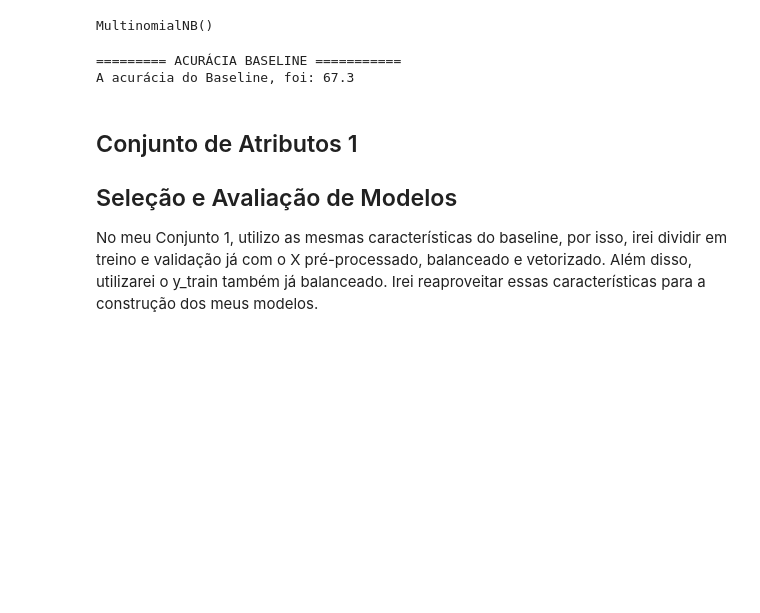
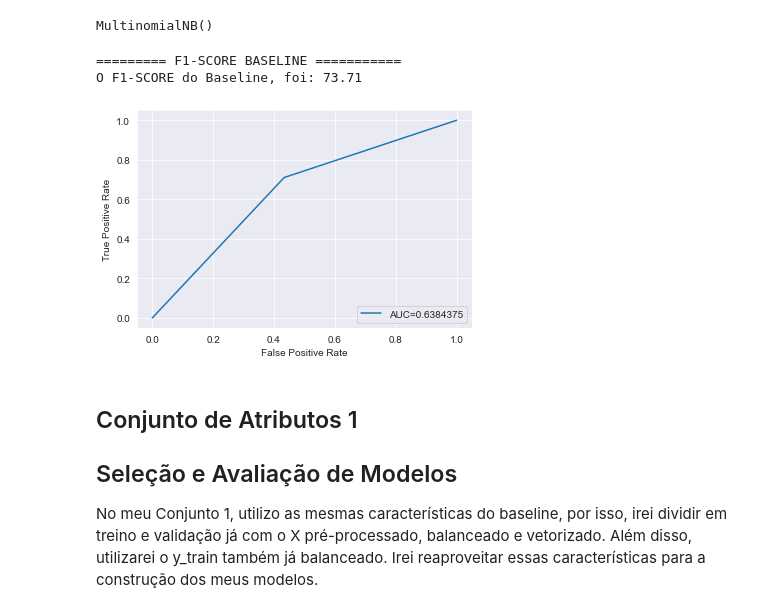
Before and after one commit to Ruann-01/Python_IA, a Jupyter notebook: Trabalho Final/Trabalho Final.ipynb, the cells around one changed output. Cells and saved outputs as stored; diff of their text form; code cells hidden in the pictures; blank space fills up the shorter version.

```diff
--- a/Trabalho Final/Trabalho Final.ipynb
+++ b/Trabalho Final/Trabalho Final.ipynb
@@ -397,4 +397,4 @@ O modelo Naive Bayes foi escolhido para ser o baseline por ser muito simples e r
 X = df_sarc[['clean_comment']]
 y = df_sarc['label']
 
-X_train, X_test, y_train, y_test = train_test_split(X, y, test_size=0.2, random_state=42)
+X_train, X_test, y_train, y_test = train_test_split(X, y, test_size=0.2, random_state=42, stratify=y)
@@ -415,23 +407,35 @@ O método de vetorização escolhido para o Conjunto de Atributos 1, foi o Bag o
 # %%
 bagwords = CountVectorizer(ngram_range=(1,2))
 # %%
-X_train_bag = bagwords.fit_transform(X_train_bal['clean_comment'])
+X_train_bag = bagwords.fit_transform(X_train['clean_comment'])
 X_test_bag = bagwords.transform(X_test['clean_comment'])
 # %% [markdown]
 ##### Após aplicação de método de vetorização no treino e teste, continuamos a construção do baseline.
 # %%
 model = MultinomialNB()
-model.fit(X_train_bag, y_train_bal)
+model.fit(X_train_bag, y_train)
 # %% [output]
 MultinomialNB()
 # %%
 y_pred = model.predict(X_test_bag)
-acuracia_baseline = round(accuracy_score(y_test,y_pred)*100,2)
-print('========= ACURÁCIA BASELINE ===========')
-print('A acurácia do Baseline, foi:' ,acuracia_baseline)
+f1_score_baseline = round(f1_score(y_test,y_pred)*100,2)
+print('========= F1-SCORE BASELINE ===========')
+print('O F1-SCORE do Baseline, foi:' ,f1_score_baseline)
 # %% [output]
-========= ACURÁCIA BASELINE ===========
-A acurácia do Baseline, foi: 67.3
+========= F1-SCORE BASELINE ===========
+O F1-SCORE do Baseline, foi: 73.71
+# %%
+#Curva ROC e AUC
+fpr, tpr, _ = metrics.roc_curve(y_test,y_pred)
+auc_baseline = metrics.roc_auc_score(y_test,y_pred)
+#Plotando a Curva Roc e AUC
+plt.plot(fpr,tpr,label="AUC="+str(auc))
+plt.ylabel('True Positive Rate')
+plt.xlabel('False Positive Rate')
+plt.legend(loc=4)
+plt.show()
+# %% [output]
+[figure, added]
 # %% [markdown]
 ## Conjunto de Atributos 1
 ## Seleção e Avaliação de Modelos
```
Also changed, not shown: parts of 22 cells of this notebook.
